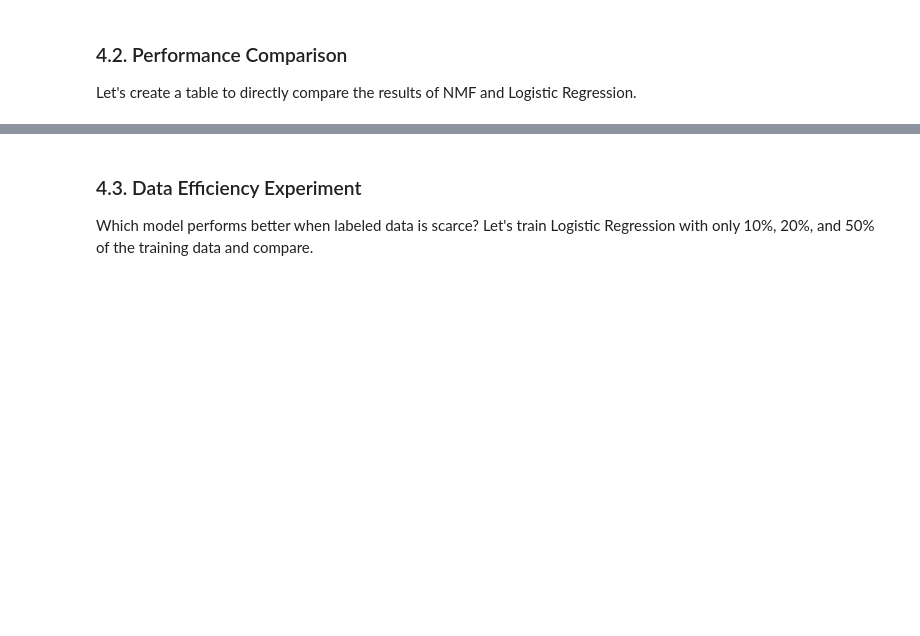
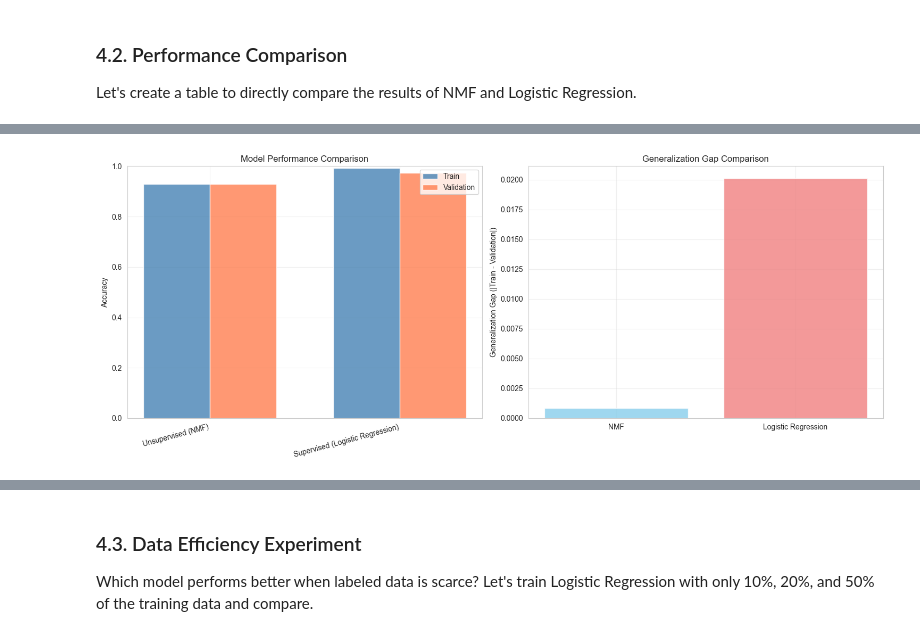
Before and after one commit to hoangop/ML_unsupervised_final_project, a Jupyter notebook: notebook/BBC_news_problem.ipynb, the cells around one changed output, grey strips where cells are left out. Saved outputs shown, nothing was run; the diff lists cells and outputs as text; code cells hidden in the pictures; blank space fills up the shorter version.

```diff
--- a/notebook/BBC_news_problem.ipynb
+++ b/notebook/BBC_news_problem.ipynb
@@ -476,0 +605,89 @@ Performance Comparison on Training Set:
+# %%
+# Create a comparison DataFrame with train and validation accuracy
+comparison_df = pd.DataFrame({
+    'Method': ['Unsupervised (NMF)', 'Supervised (Logistic Regression)'],
+    'Train Accuracy': [accuracy_nmf_train_val, accuracy_lr_train],
+    'Validation Accuracy': [accuracy_nmf_val, accuracy_lr_val]
+})
+
+print("="*80)
+print("PERFORMANCE COMPARISON: NMF vs LOGISTIC REGRESSION")
+print("="*80)
+display(comparison_df)
+
+print("\n=== Key Observations ===")
+print(f"1. On Training Set:")
+print(f"   - NMF:                {accuracy_nmf_train_val:.1%}")
+print(f"   - Logistic Regression: {accuracy_lr_train:.1%}")
+print(f"   - Difference:          {(accuracy_lr_train - accuracy_nmf_train_val)*100:.1f}%")
+
+print(f"\n2. On Validation Set:")
+print(f"   - NMF:                {accuracy_nmf_val:.1%}")
+print(f"   - Logistic Regression: {accuracy_lr_val:.1%}")
+print(f"   - Difference:          {(accuracy_lr_val - accuracy_nmf_val)*100:.1f}%")
+
+print(f"   - NMF:                {abs(accuracy_nmf_train_val - accuracy_nmf_val)*100:.1f}%")
+print(f"   - Logistic Regression: {abs(accuracy_lr_train - accuracy_lr_val)*100:.1f}%")
+
+# Visualization
+fig, ax = plt.subplots(1, 2, figsize=(15, 6))
+
+# Bar chart comparing train and validation accuracy
+x = np.arange(len(comparison_df))
+width = 0.35
+
+ax[0].bar(x - width/2, comparison_df['Train Accuracy'], width, label='Train', alpha=0.8, color='steelblue')
+ax[0].bar(x + width/2, comparison_df['Validation Accuracy'], width, label='Validation', alpha=0.8, color='coral')
+ax[0].set_ylabel('Accuracy')
+ax[0].set_title('Model Performance Comparison')
+ax[0].set_xticks(x)
+ax[0].set_xticklabels(comparison_df['Method'], rotation=15, ha='right')
+ax[0].legend()
+ax[0].grid(True, alpha=0.3)
+ax[0].set_ylim([0, 1])
+
+# Generalization gap visualization
+gap_nmf = abs(accuracy_nmf_train_val - accuracy_nmf_val)
+gap_lr = abs(accuracy_lr_train - accuracy_lr_val)
+ax[1].bar(['NMF', 'Logistic Regression'], [gap_nmf, gap_lr], alpha=0.8, color=['skyblue', 'lightcoral'])
+ax[1].set_ylabel('Generalization Gap (|Train - Validation|)')
+ax[1].set_title('Generalization Gap Comparison')
+ax[1].grid(True, alpha=0.3)
+
+plt.tight_layout()
+plt.show()
+
+print("\n" + "="*80)
+print("ANALYSIS: Unsupervised vs Supervised Learning")
+print("="*80)
+
+print("\n1. PERFORMANCE COMPARISON:")
+print(f"   - Supervised (LR) achieves {accuracy_lr_val:.1%} validation accuracy")
+print(f"   - Unsupervised (NMF) achieves {accuracy_nmf_val:.1%} validation accuracy")
+print(f"   - Supervised method outperforms by {(accuracy_lr_val - accuracy_nmf_val)*100:.1f}%")
+
+print("\n2. GENERALIZATION:")
+print(f"   - Logistic Regression: {gap_lr*100:.1f}% gap (excellent generalization)")
+print(f"   - NMF: {gap_nmf*100:.1f}% gap (topic mapping doesn't generalize well)")
+
+print("\n3. KEY INSIGHTS:")
+print("   Supervised Learning (Logistic Regression):")
+print("     + Directly optimized for classification")
+print("     + Learns category patterns from labeled data")
+print("     + Excellent generalization to unseen data")
+print("     + Best choice when labels are available")
+print()
+print("   Unsupervised Learning (NMF):")
+print("     + Discovers topics based on word co-occurrence patterns")
+print("     + Topic-to-category mapping is indirect and may not generalize")
+print("     + Useful for exploration and when labels are unavailable")
+print("     + Can be used for feature extraction (not end-to-end classification)")
+
+print("\n4. CONCLUSION:")
+print("   For classification tasks with labeled data:")
+print("   • Supervised learning is the clear winner")
+print("   • NMF is better suited for topic discovery and exploration")
+print("   • Consider using NMF features as input to supervised models")
+
+print("="*80)
+# %% [output]
@@ -476,0 +712 @@ Performance Comparison on Training Set:
+[figure, added]
```
Also changed, not shown: parts of 23 cells of this notebook.
